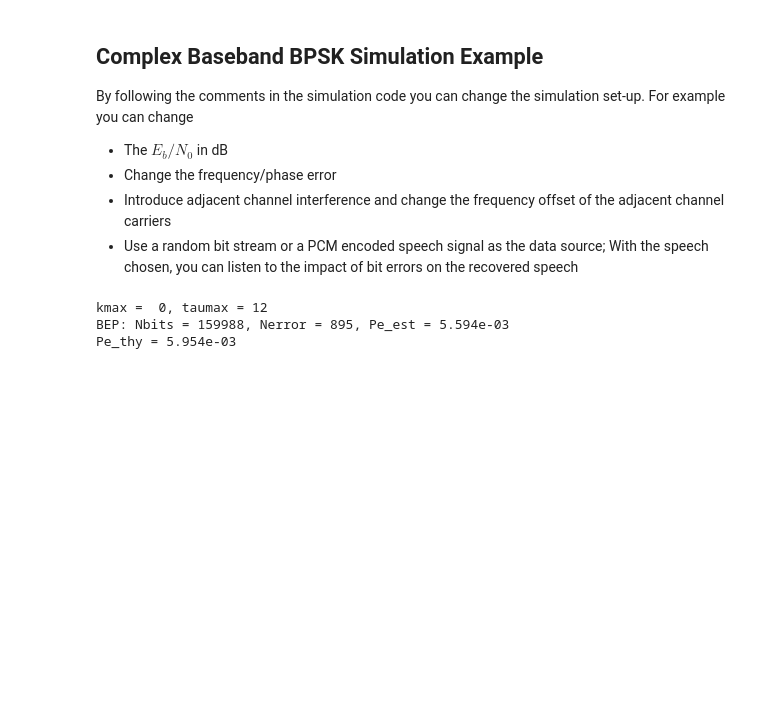
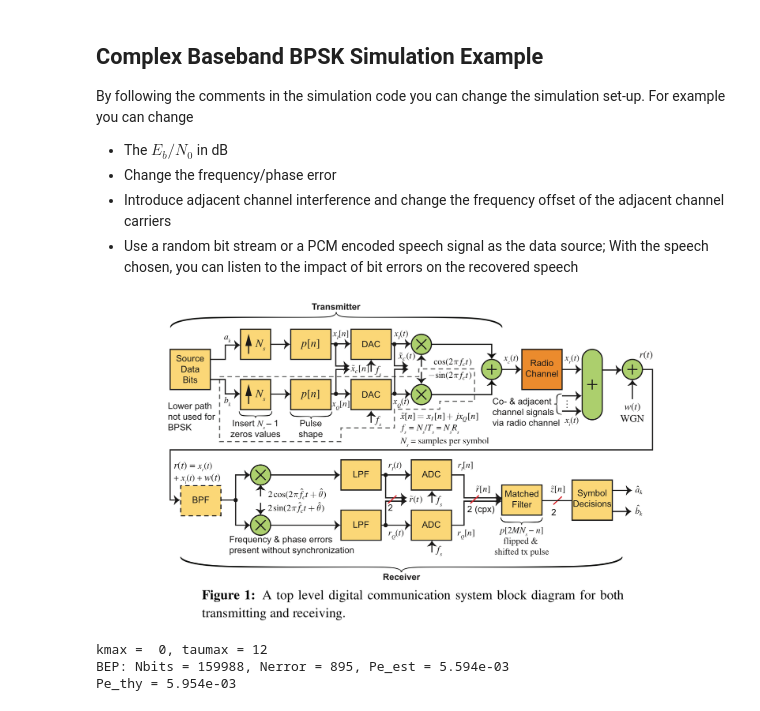
Before and after one commit to mwickert/SP-Comm-Tutorial-using-scikit-dsp-comm, a Jupyter notebook: tutorial_part3/Comm_Systems.ipynb, the cells around one changed output. Cells and saved outputs as stored; diff of their text form; code cells hidden in the pictures; blank space fills up the shorter version.

Commit message:
Added more info on digital comm modeling and simulation to Part3, notes and notebook.

```diff
--- a/tutorial_part3/Comm_Systems.ipynb
+++ b/tutorial_part3/Comm_Systems.ipynb
@@ -107,6 +107,10 @@ By following the comments in the simulation code you can change the simulation s
 * Change the frequency/phase error
 * Introduce adjacent channel interference and change the frequency offset of the adjacent channel carriers
 * Use a random bit stream or a PCM encoded speech signal as the data source; With the speech chosen, you can listen to the impact of bit errors on the recovered speech
+# %%
+Image('images/Digital_Comm_Block.png',width='110%')
+# %% [output]
+[figure, added]
 # %%
 Nstart = 22000; # start here
 Nsamp = 20000 # number of sample to process
```
Also changed, not shown: 3 other files.
